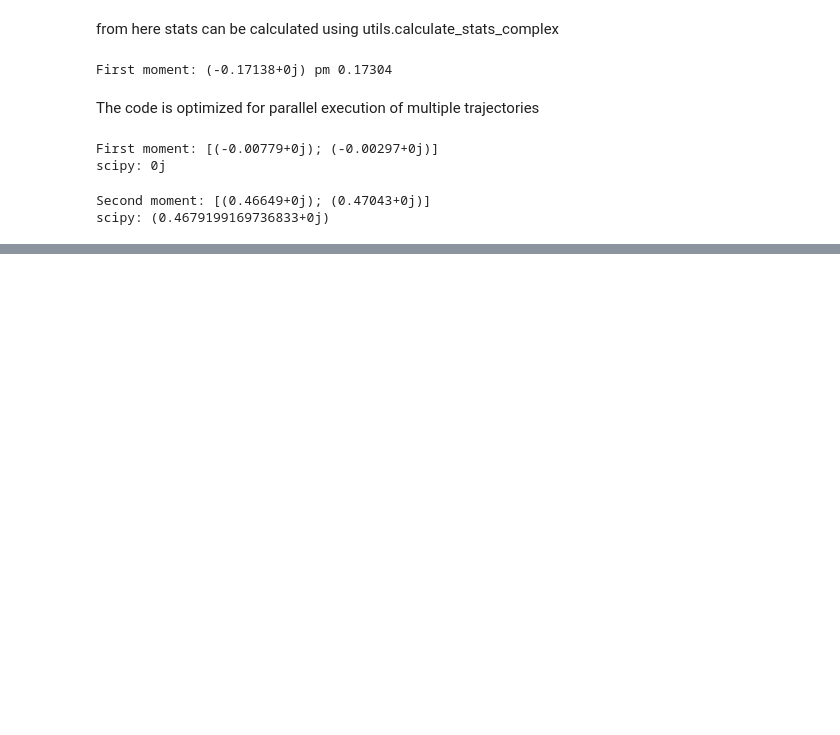
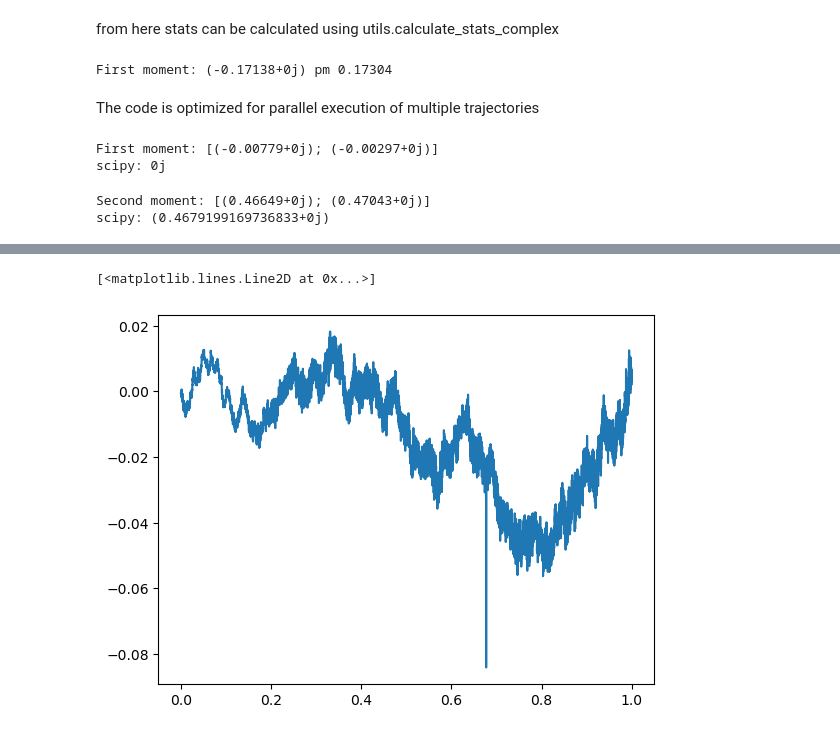
Before and after one commit to FabianHelmberger/Master_project, a Jupyter notebook: how_to/code_explained.ipynb, the cells around one changed output, grey strips where cells are left out. Saved outputs shown, nothing was run; the diff lists cells and outputs as text; code cells hidden in the pictures; blank space fills up the shorter version.

```diff
--- a/how_to/code_explained.ipynb
+++ b/how_to/code_explained.ipynb
@@ -245,0 +291,31 @@ scipy: (0.4679199169736833+0j)
+# %%
+config = Config(dims = [1], sigma=1, mean_ds_max = 50, interaction=1, trajs = int(1e3), steps = int(1e4), dt = 1e-4)
+sim = ComplexLangevinSimulation(config)
+sim.register_observable('1_moment', obs_kernel=n_moment_kernel, const_param={"order" : 1},  langevin_history=True, thermal_time=0, auto_corr=5e-5)
+sim.register_observable('2_moment', obs_kernel=n_moment_kernel, const_param={"order" : 2},  langevin_history=True, thermal_time=0, auto_corr=5e-5)
+# %%
+min_real = 0
+max_real = sim.dt*sim.steps
+for _ in tqdm(range(sim.steps)):
+    sim.step()
+    for name, tr in sim.trackers.items():
+        tr.mark_equilibrated_trajs()
+        tr.compute()
+        tr.update()
+        # for traj_idx, (marked, meas, res) in enumerate(zip(tr.equilibrated_trajs, sim.trackers["2_moment"].meas_time, sim.trackers["2_moment"].result)):
+        #     if marked:
+                # if min_real < meas < max_real:
+
+                #     # print(f"traj {traj_idx}: marked")
+                #     bin_mt = int((meas - min_real) / (max_real - min_real) * sim.steps)
+                #     bin_mt = min(bin_mt, sim.steps - 1)  # Ensure within range
+
+                #     tr.history_counter[bin_mt] += 1
+                #     tr.history_result[bin_mt] += res
+                #     tr.history_meas_times[bin_mt] += meas
+sim.finish()
+# %%
+plt.plot(sim.trackers["1_moment"].history_meas_times, sim.trackers["1_moment"].history_result)
+# %% [output]
+[<matplotlib.lines.Line2D at 0x...>]
+[figure, added]
```
Also changed, not shown: parts of 24 cells of this notebook, 2 other files.
